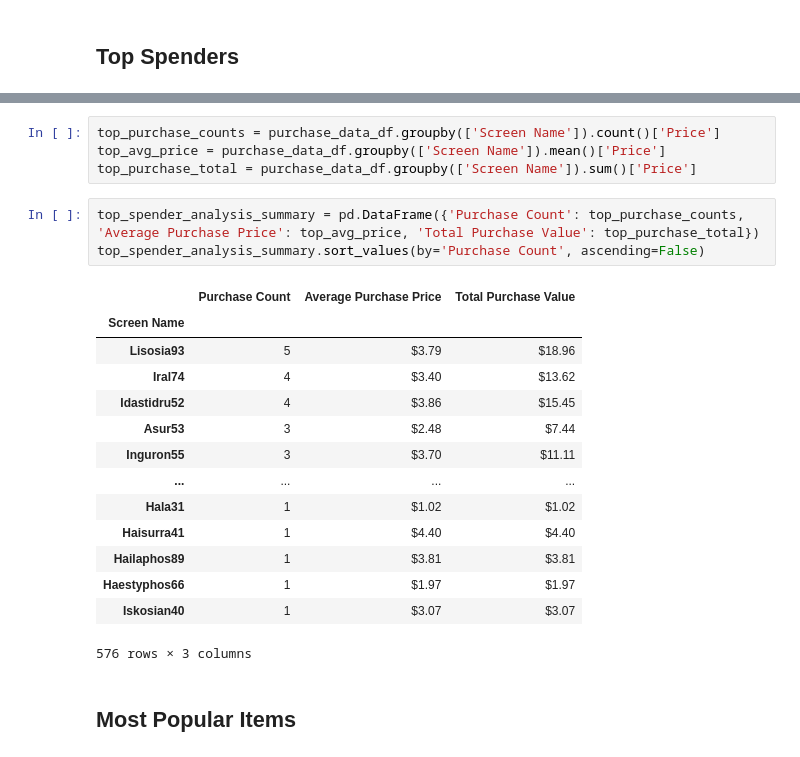
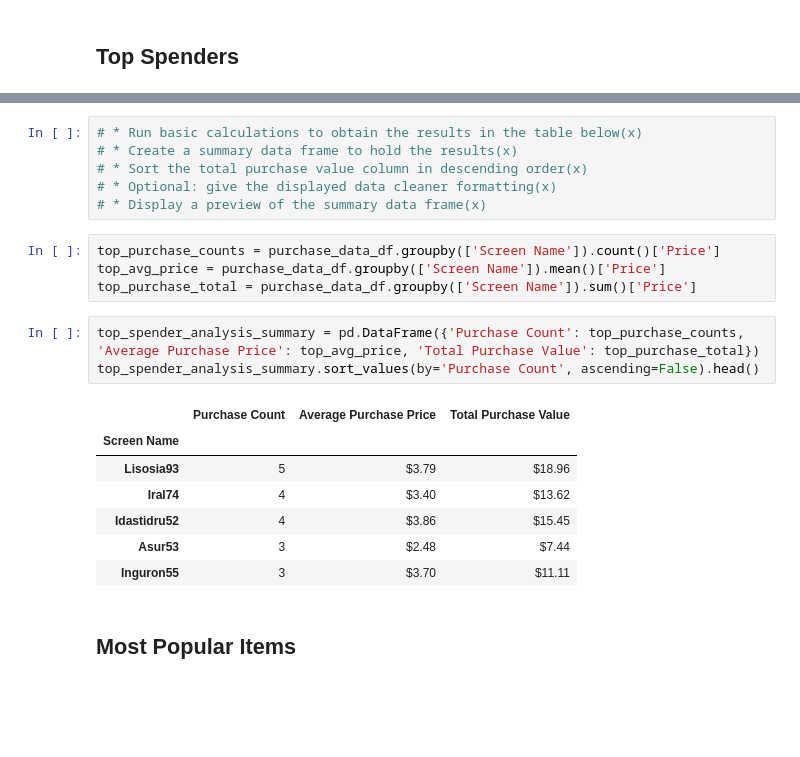
Before and after one commit to Chadwick-N/Pandas-Challenge, a Jupyter notebook: HeroesOfPymoli/HeroesOfPymoli_starter.ipynb, the cells around one changed output, grey strips where cells are left out. Saved outputs shown, nothing was run; the diff lists cells and outputs as text; blank space fills up the shorter version.

```diff
--- a/HeroesOfPymoli/HeroesOfPymoli_starter.ipynb
+++ b/HeroesOfPymoli/HeroesOfPymoli_starter.ipynb
@@ -202,24 +188,23 @@ age_analysis_summary
+# %%
+# * Run basic calculations to obtain the results in the table below(x)
+# * Create a summary data frame to hold the results(x)
+# * Sort the total purchase value column in descending order(x)
+# * Optional: give the displayed data cleaner formatting(x)
+# * Display a preview of the summary data frame(x)
 # %%
 top_purchase_counts = purchase_data_df.groupby(['Screen Name']).count()['Price']
 top_avg_price = purchase_data_df.groupby(['Screen Name']).mean()['Price']
 top_purchase_total = purchase_data_df.groupby(['Screen Name']).sum()['Price']
 # %%
 top_spender_analysis_summary = pd.DataFrame({'Purchase Count': top_purchase_counts, 'Average Purchase Price': top_avg_price, 'Total Purchase Value': top_purchase_total})
-top_spender_analysis_summary.sort_values(by='Purchase Count', ascending=False)
+top_spender_analysis_summary.sort_values(by='Purchase Count', ascending=False).head()
 # %% [output]
 |  | Purchase Count | Average Purchase Price | Total Purchase Value |
 | Screen Name |  |  |  |
 | Lisosia93 | 5 | $3.79 | $18.96 |
 | Iral74 | 4 | $3.40 | $13.62 |
 | Idastidru52 | 4 | $3.86 | $15.45 |
 | Asur53 | 3 | $2.48 | $7.44 |
 | Inguron55 | 3 | $3.70 | $11.11 |
-| ... | ... | ... | ... |
-| Hala31 | 1 | $1.02 | $1.02 |
-| Haisurra41 | 1 | $4.40 | $4.40 |
-| Hailaphos89 | 1 | $3.81 | $3.81 |
-| Haestyphos66 | 1 | $1.97 | $1.97 |
-| Iskosian40 | 1 | $3.07 | $3.07 |
-576 rows × 3 columns
 # %% [markdown]
 ## Most Popular Items
```
Also changed, not shown: parts of 4 cells of this notebook.
